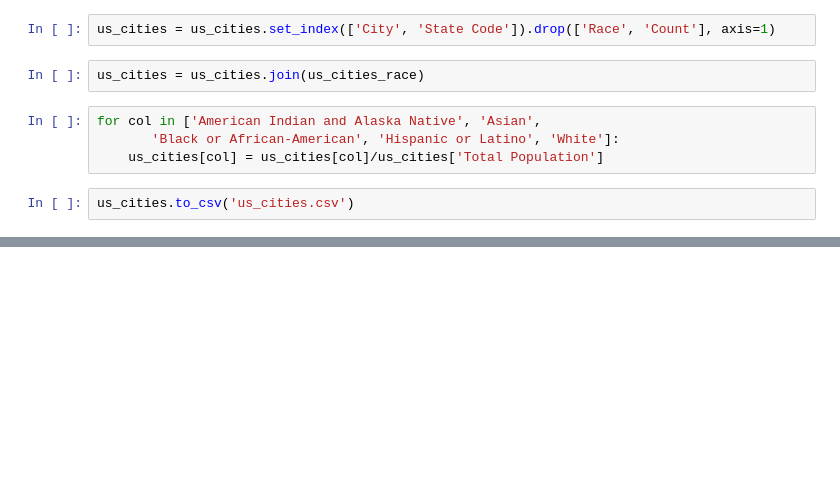
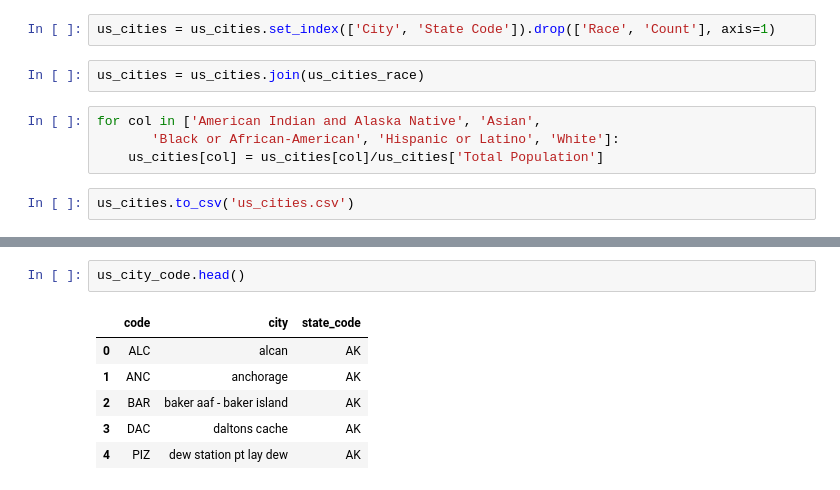
Before and after one commit to sahil350/us_immigrations, a Jupyter notebook: data_builder.ipynb, the cells around one changed output, grey strips where cells are left out. Drawn from its saved outputs; the diff is of its cells as text; blank space fills up the shorter version.

```diff
--- a/data_builder.ipynb
+++ b/data_builder.ipynb
@@ -314,0 +395,9 @@ us_cities.to_csv('us_cities.csv')
+# %%
+us_city_code.head()
+# %% [output]
+|  | code | city | state_code |
+| 0 | ALC | alcan | AK |
+| 1 | ANC | anchorage | AK |
+| 2 | BAR | baker aaf - baker island | AK |
+| 3 | DAC | daltons cache | AK |
+| 4 | PIZ | dew station pt lay dew | AK |
```
Also changed, not shown: parts of 14 cells of this notebook.
